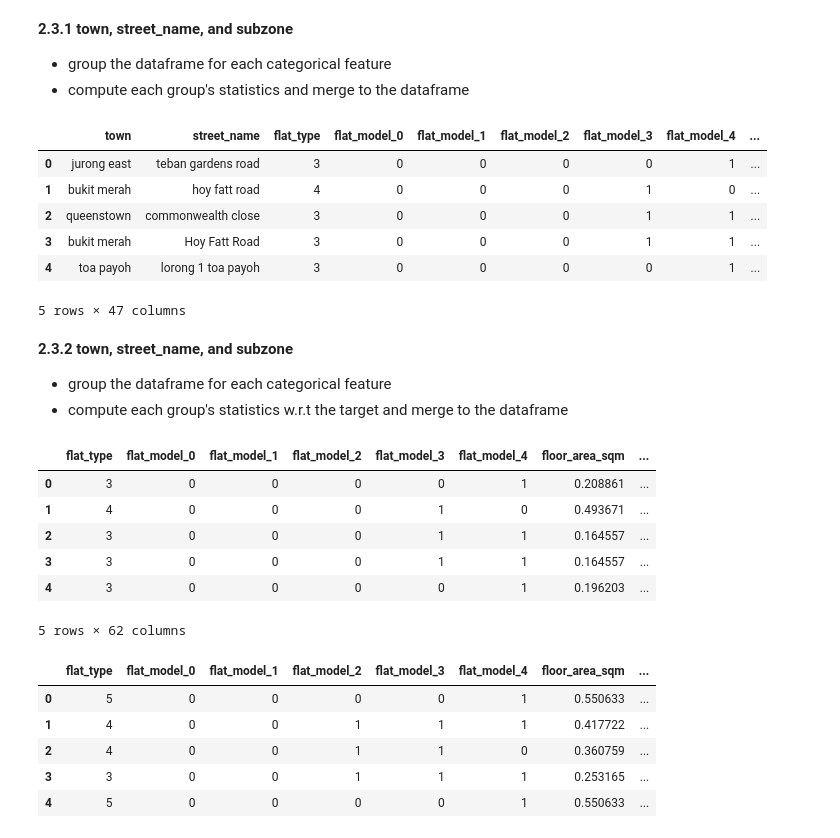
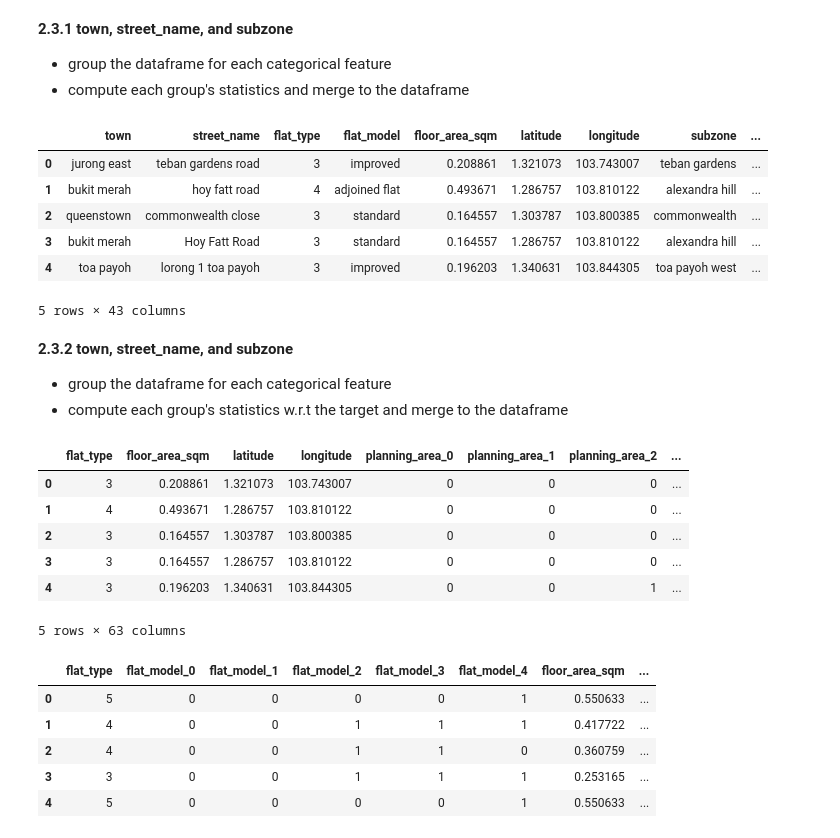
Before and after one commit to Guiltylife/CS5228-Team31-Project, a Jupyter notebook: cs5228-team31.ipynb, the cells around one changed output. Drawn from its saved outputs; the diff is of its cells as text; code cells hidden in the pictures.

```diff
--- a/cs5228-team31.ipynb
+++ b/cs5228-team31.ipynb
@@ -588,9 +592,9 @@ test_data = encode_dict_map(test_data, 'flat_type', flat_type_mapping_dict)
 
 # 6. flat model
 # a. binary encoding. b.word embedding.
-flat_model_encoder = ce.BinaryEncoder(cols=['flat_model']).fit(train_data)
-train_data = encode_binary(train_data, 'flat_model', flat_model_encoder)
-test_data = encode_binary(test_data, 'flat_model', flat_model_encoder)
+# flat_model_encoder = ce.BinaryEncoder(cols=['flat_model']).fit(train_data)
+# train_data = encode_binary(train_data, 'flat_model', flat_model_encoder)
+# test_data = encode_binary(test_data, 'flat_model', flat_model_encoder)
 
 # 7. floor area sqm
 # use it directly or use it after normalization.
@@ -916,13 +917,13 @@ for idx, dataset in enumerate(datasets):
 train_data, test_data = datasets
 train_data.head()
 # %% [output]
-|  | town | street_name | flat_type | flat_model_0 | flat_model_1 | flat_model_2 | flat_model_3 | flat_model_4 | ... |
-| 0 | jurong east | teban gardens road | 3 | 0 | 0 | 0 | 0 | 1 | ... |
-| 1 | bukit merah | hoy fatt road | 4 | 0 | 0 | 0 | 1 | 0 | ... |
-| 2 | queenstown | commonwealth close | 3 | 0 | 0 | 0 | 1 | 1 | ... |
-| 3 | bukit merah | Hoy Fatt Road | 3 | 0 | 0 | 0 | 1 | 1 | ... |
-| 4 | toa payoh | lorong 1 toa payoh | 3 | 0 | 0 | 0 | 0 | 1 | ... |
+|  | town | street_name | flat_type | flat_model | floor_area_sqm | latitude | longitude | subzone | ... |
+| 0 | jurong east | teban gardens road | 3 | improved | 0.208861 | 1.321073 | 103.743007 | teban gardens | ... |
+| 1 | bukit merah | hoy fatt road | 4 | adjoined flat | 0.493671 | 1.286757 | 103.810122 | alexandra hill | ... |
+| 2 | queenstown | commonwealth close | 3 | standard | 0.164557 | 1.303787 | 103.800385 | commonwealth | ... |
+| 3 | bukit merah | Hoy Fatt Road | 3 | standard | 0.164557 | 1.286757 | 103.810122 | alexandra hill | ... |
+| 4 | toa payoh | lorong 1 toa payoh | 3 | improved | 0.196203 | 1.340631 | 103.844305 | toa payoh west | ... |
-5 rows × 47 columns
+5 rows × 43 columns
 # %% [markdown]
 **2.3.2 town, street_name, and subzone**
 * group the dataframe for each categorical feature
@@ -930,27 +931,27 @@ train_data.head()
 # %%
 def merge_stats_to_dataset(dataset, stats_df, group_column):
     """Merge the computed statistics to the dataset."""
     merged_dataset = dataset.merge(stats_df, on=group_column, how='left')
     return merged_dataset
 
 datasets = [train_data, test_data]
 # Compute and merge statistics for each categorical column
-for group_column in ['town', 'street_name', 'subzone']:
+for group_column in ['town', 'street_name', 'subzone', 'flat_model']:
     stats_df = compute_grouped_stats(train_data, group_column, 'monthly_rent')
     for idx, dataset in enumerate(datasets):
         dataset = merge_stats_to_dataset(dataset, stats_df, group_column)
         datasets[idx] = encode_drop(dataset, group_column)
 
 train_data, test_data = datasets
 train_data.head()
 # %% [output]
-|  | flat_type | flat_model_0 | flat_model_1 | flat_model_2 | flat_model_3 | flat_model_4 | floor_area_sqm | ... |
-| 0 | 3 | 0 | 0 | 0 | 0 | 1 | 0.208861 | ... |
-| 1 | 4 | 0 | 0 | 0 | 1 | 0 | 0.493671 | ... |
-| 2 | 3 | 0 | 0 | 0 | 1 | 1 | 0.164557 | ... |
-| 3 | 3 | 0 | 0 | 0 | 1 | 1 | 0.164557 | ... |
-| 4 | 3 | 0 | 0 | 0 | 0 | 1 | 0.196203 | ... |
+|  | flat_type | floor_area_sqm | latitude | longitude | planning_area_0 | planning_area_1 | planning_area_2 | ... |
+| 0 | 3 | 0.208861 | 1.321073 | 103.743007 | 0 | 0 | 0 | ... |
+| 1 | 4 | 0.493671 | 1.286757 | 103.810122 | 0 | 0 | 0 | ... |
+| 2 | 3 | 0.164557 | 1.303787 | 103.800385 | 0 | 0 | 0 | ... |
+| 3 | 3 | 0.164557 | 1.286757 | 103.810122 | 0 | 0 | 0 | ... |
+| 4 | 3 | 0.196203 | 1.340631 | 103.844305 | 0 | 0 | 1 | ... |
-5 rows × 62 columns
+5 rows × 63 columns
 # %%
 test_data.head()
 # %% [output]
```
Also changed, not shown: parts of 40 cells of this notebook.
